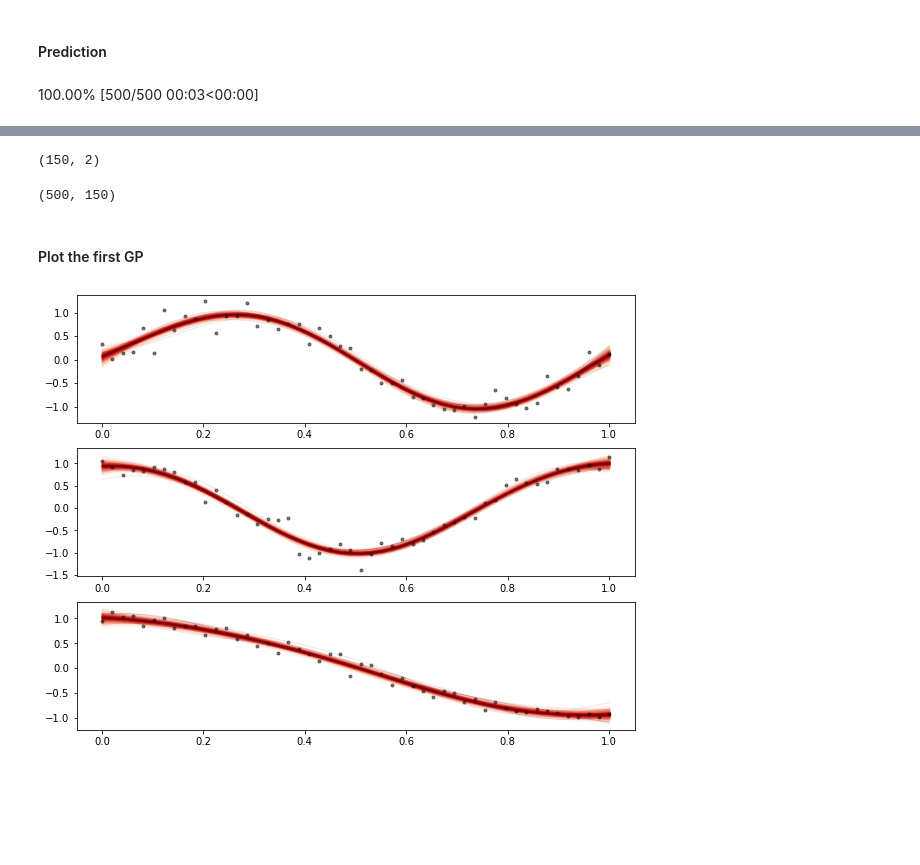
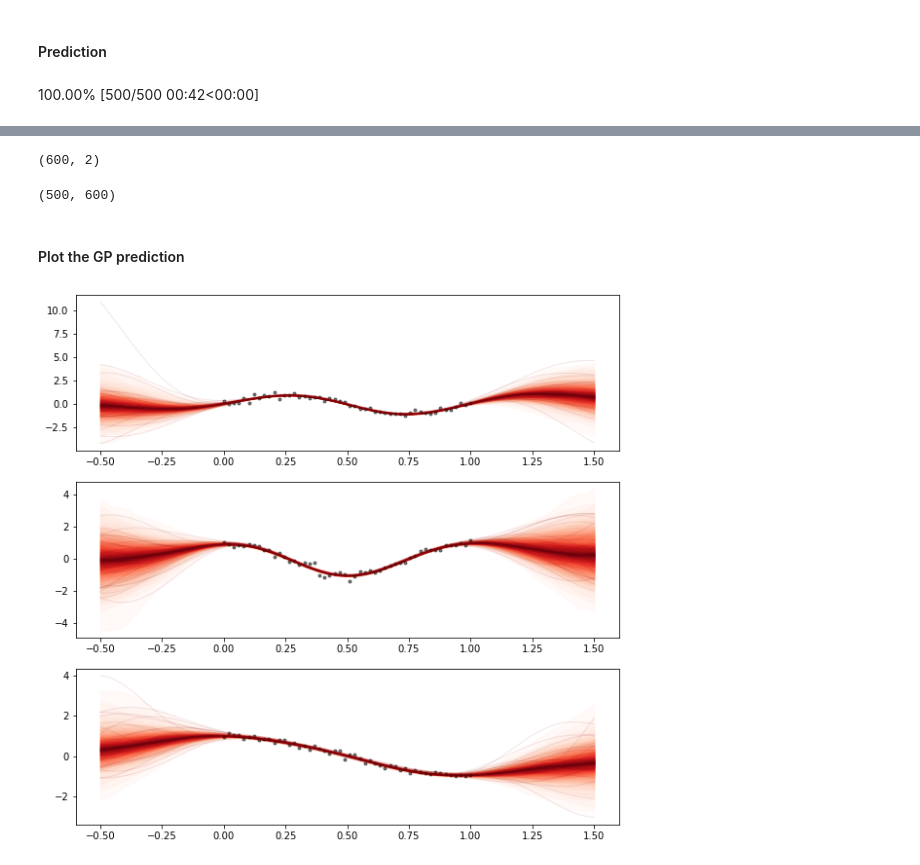
Before and after one commit to danhphan/gp_experiments, a Jupyter notebook: experiments/22_multitask_gp_regression_pymc_mogp_api_same_X.ipynb, the cells around one changed output, grey strips where cells are left out. Cells and saved outputs as stored; diff of their text form; code cells hidden in the pictures; blank space fills up the shorter version.

```diff
--- a/experiments/22_multitask_gp_regression_pymc_mogp_api_same_X.ipynb
+++ b/experiments/22_multitask_gp_regression_pymc_mogp_api_same_X.ipynb
@@ -222,13 +191,14 @@ Wall time: 1min 49s
 # %% [markdown]
 #### Prediction
 # %%
-Xnew = X #pm.math.cartesian(x, task_i)
+xnew = np.linspace(-0.5, 1.5, 200)
+Xnew = pm.math.cartesian(xnew, task_i)
 # %%
 with model:
     preds = gp.conditional("preds", Xnew, jitter=1e-6)
     gp_samples = pm.sample_posterior_predictive(gp_trace, var_names=['preds'])
 # %% [output]
-100.00% [500/500 00:03<00:00]
+100.00% [500/500 00:42<00:00]
 # %%
 pm.model_to_graphviz(model)
 # %% [output]
@@ -236,25 +206,26 @@ pm.model_to_graphviz(model)
 # %%
 Xnew.shape
 # %% [output]
-(150, 2)
+(600, 2)
 # %%
 f_pred = gp_samples.posterior_predictive["preds"].sel(chain=0)
 f_pred.shape
 # %% [output]
-(500, 150)
+(500, 600)
 # %% [markdown]
-#### Plot the first GP
+#### Plot the GP prediction
 # %%
 from pymc.gp.util import plot_gp_dist
-fig, axes = plt.subplots(3,1, figsize=(10,8))
+fig, axes = plt.subplots(3,1, figsize=(10,10))
 
 for idx in range(3):
-    axes[idx].plot(x, train_y[:,idx], 'ok', ms=3, alpha=0.5, label="Data 1");
-    plot_gp_dist(axes[idx], f_pred[:,Xnew[:,1] == idx], x)
+    axes[idx].plot(x, train_y[:,idx], 'ok', ms=3, alpha=0.5, label=f"Data {idx}");
+    plot_gp_dist(axes[idx], f_pred[:,Xnew[:,1] == idx], xnew,
+                 fill_alpha=0.5, samples_alpha=0.1)
 
 plt.show()
 # %% [output]
-[figure, old version]
+[figure, new version]
 # %%
 %load_ext watermark
 %watermark -n -u -v -iv -w
```
Also changed, not shown: parts of 12 cells of this notebook.
